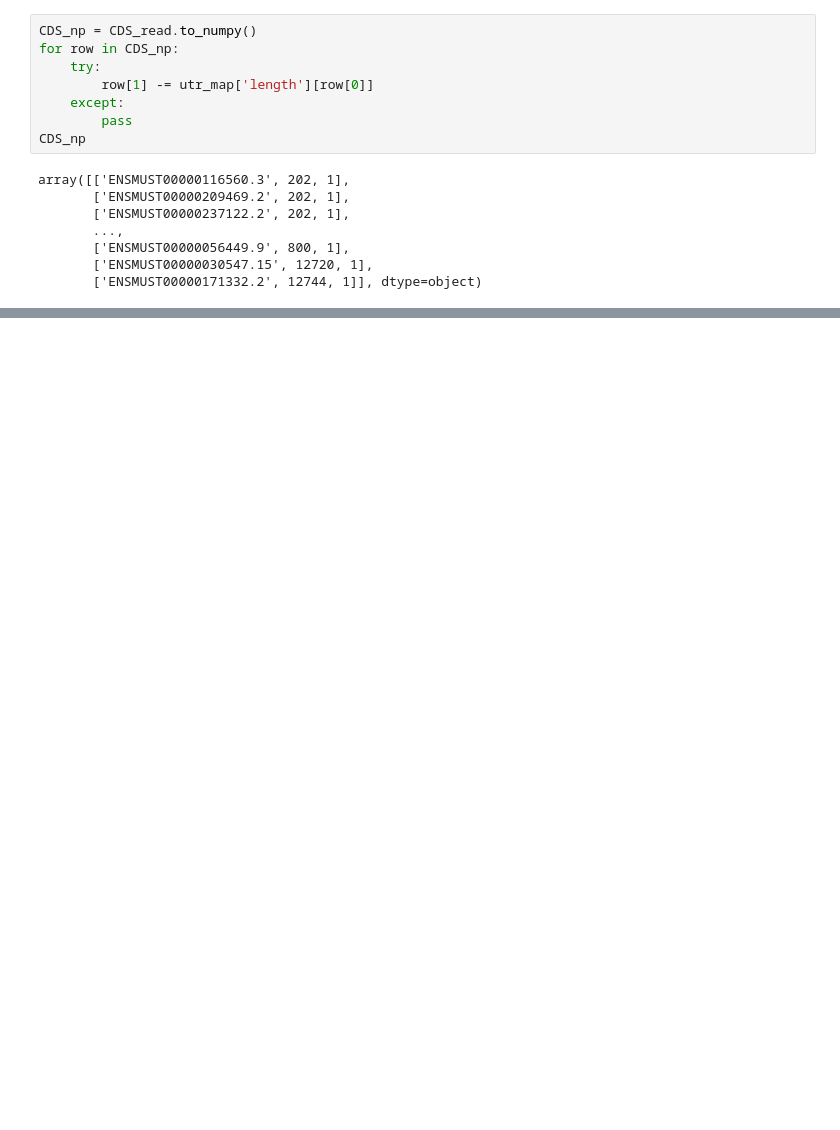
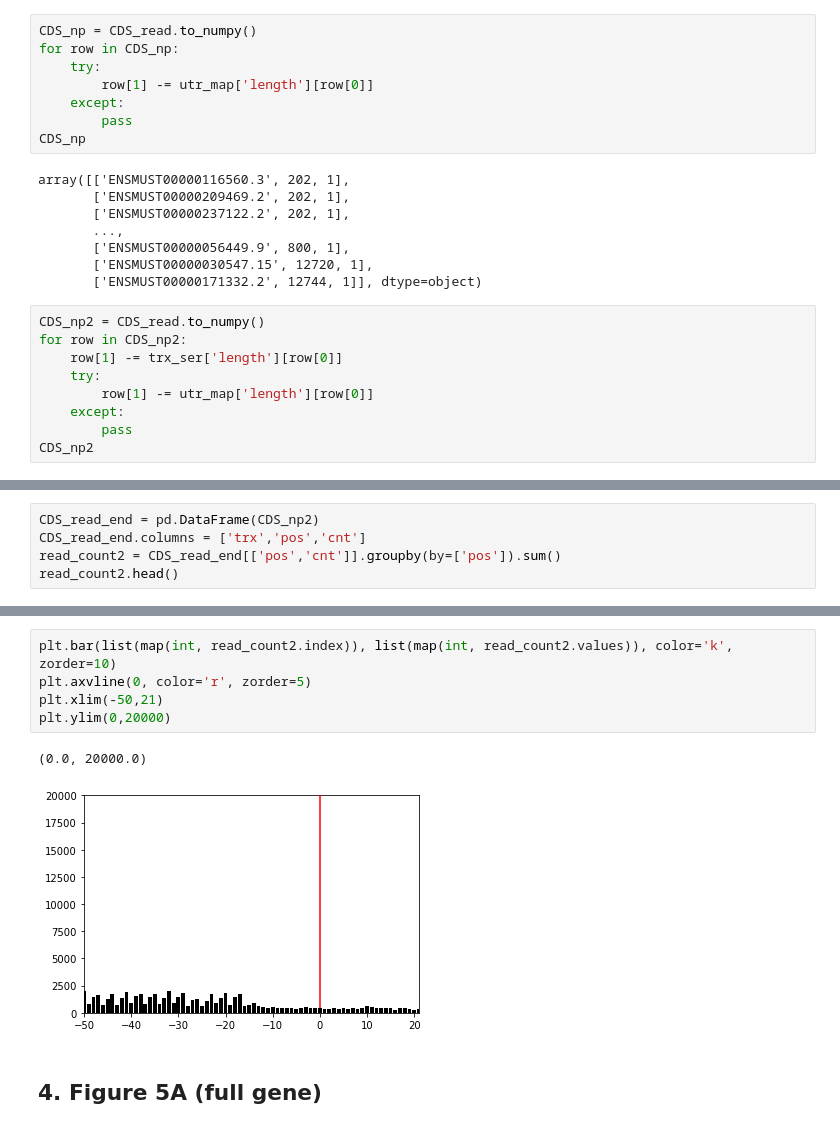
Before and after one commit to kangjunseo/Bioinformatics, a Jupyter notebook: QBioLab_Internship/Mission3.ipynb, the cells around one changed output, grey strips where cells are left out. Saved outputs shown, nothing was run; the diff lists cells and outputs as text; blank space fills up the shorter version.

```diff
--- a/QBioLab_Internship/Mission3.ipynb
+++ b/QBioLab_Internship/Mission3.ipynb
@@ -297,3 +305,12 @@ array([['ENSMUST00000116560.3', 202, 1],
        ['ENSMUST00000056449.9', 800, 1],
        ['ENSMUST00000030547.15', 12720, 1],
        ['ENSMUST00000171332.2', 12744, 1]], dtype=object)
+# %%
+CDS_np2 = CDS_read.to_numpy()
+for row in CDS_np2:
+    row[1] -= trx_ser['length'][row[0]]
+    try:
+        row[1] -= utr_map['length'][row[0]]
+    except:
+        pass
+CDS_np2
@@ -310,3 +335,8 @@ read_count.head()
 | -7163 | 1 |
 | -7162 | 1 |
 | -7138 | 1 |
+# %%
+CDS_read_end = pd.DataFrame(CDS_np2)
+CDS_read_end.columns = ['trx','pos','cnt']
+read_count2 = CDS_read_end[['pos','cnt']].groupby(by=['pos']).sum()
+read_count2.head()
@@ -319,0 +359,10 @@ plt.xlim(-50,51)
+# %%
+plt.bar(list(map(int, read_count2.index)), list(map(int, read_count2.values)), color='k', zorder=10)
+plt.axvline(0, color='r', zorder=5)
+plt.xlim(-50,21)
+plt.ylim(0,20000)
+# %% [output]
+(0.0, 20000.0)
+[figure, added]
+# %% [markdown]
+## 4. Figure 5A (full gene)
```
Also changed, not shown: parts of 9 cells of this notebook.
